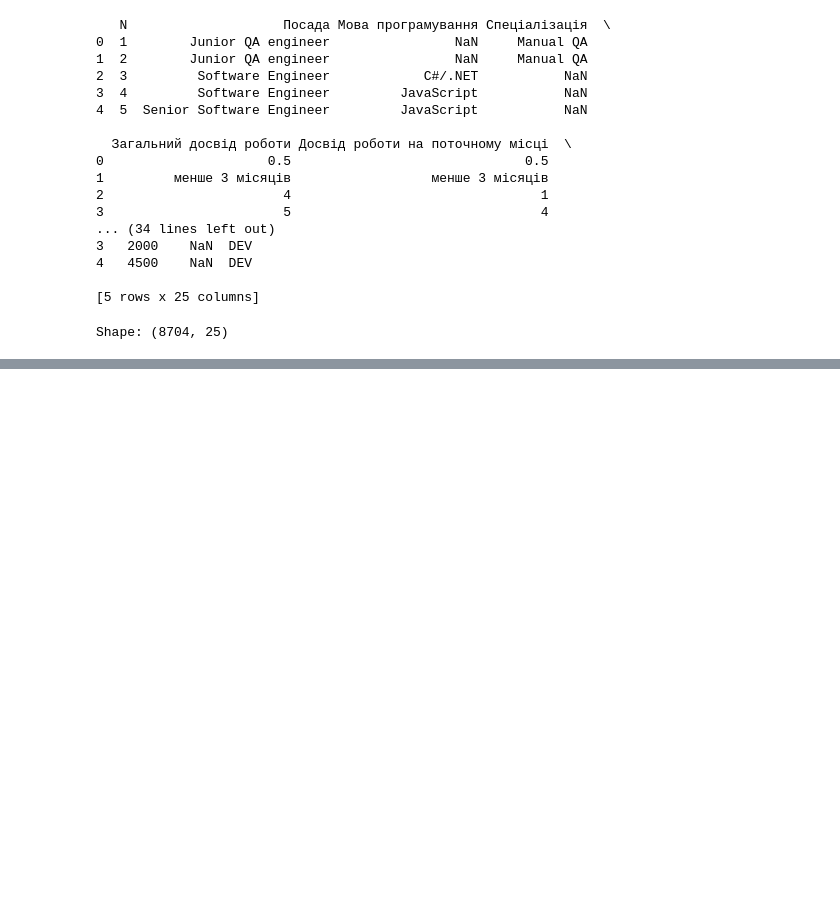
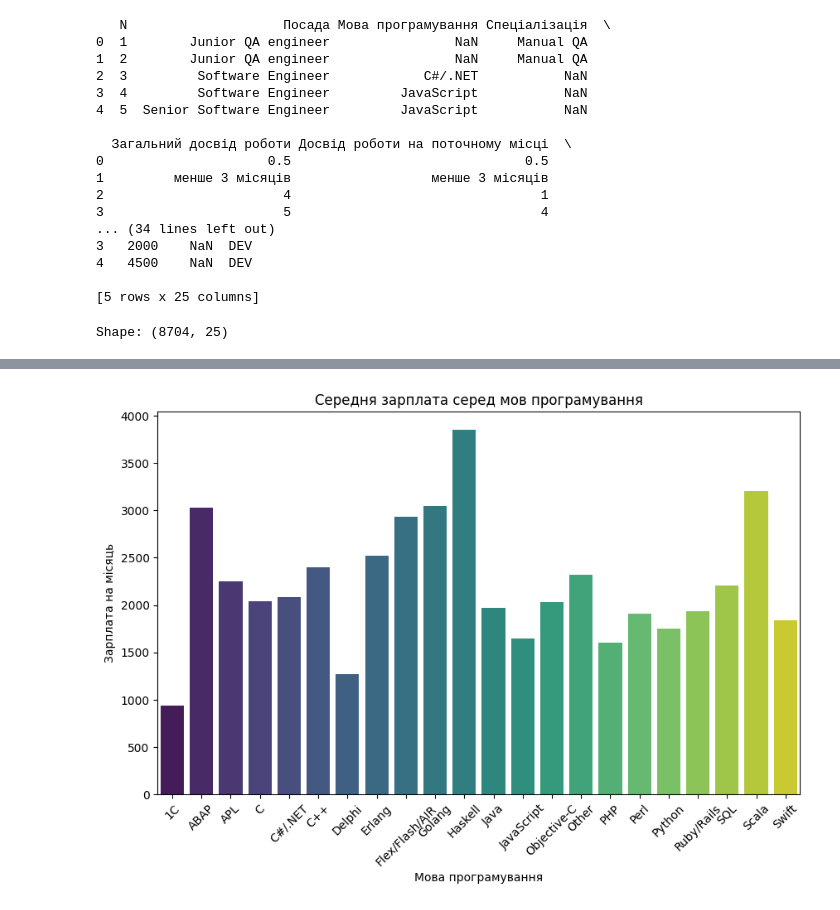
Before and after one commit to Nataliia-Kaguia/goit-ds-hw-05, a Jupyter notebook: hw_05_2.ipynb, the cells around one changed output, grey strips where cells are left out. Saved outputs shown, nothing was run; the diff lists cells and outputs as text; code cells hidden in the pictures; blank space fills up the shorter version.

```diff
--- a/hw_05_2.ipynb
+++ b/hw_05_2.ipynb
@@ -164,0 +178,15 @@ Name: avg, dtype: float64
+# %%
+# Графік середня зарплата серед мов програмування
+avg_salary_lang = df.groupby("Мова програмування")["Зарплата на місяць"].mean().reset_index()
+
+plt.figure(figsize=(10,6))
+sns.barplot(
+    data=avg_salary_lang,
+    x="Мова програмування", y="Зарплата на місяць",
+    hue="Мова програмування", palette="viridis", legend=False
+)
+plt.xticks(rotation=45)
+plt.title("Середня зарплата серед мов програмування")
+plt.show()
+# %% [output]
+[figure, added]
```
Also changed, not shown: parts of 20 cells of this notebook.
